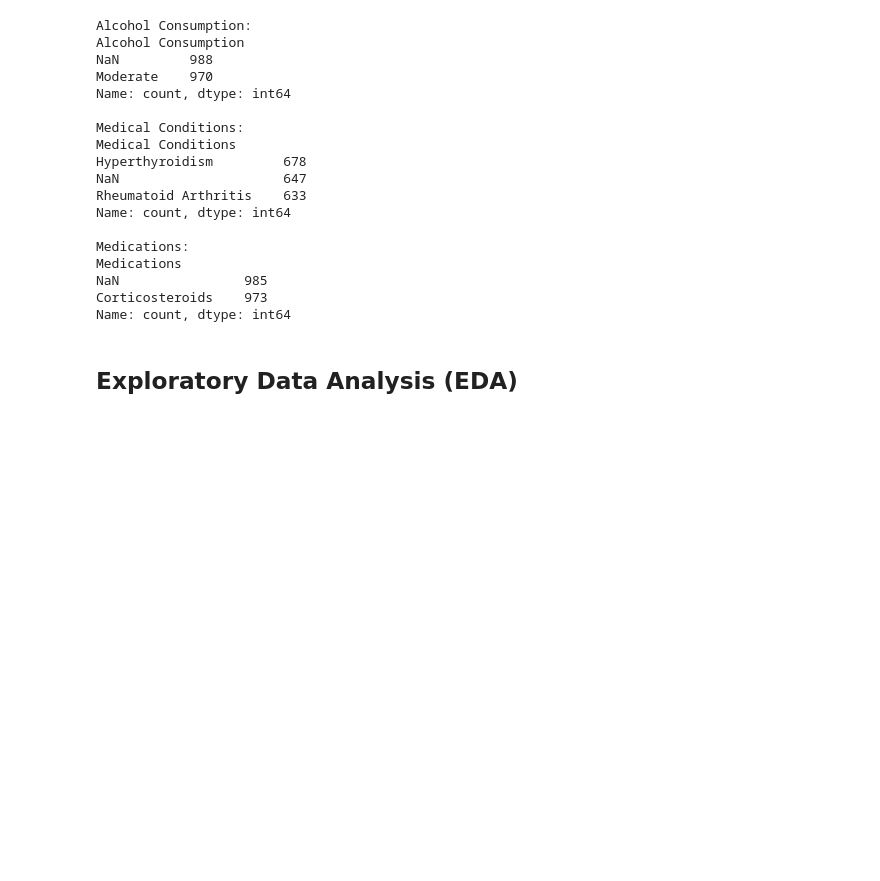
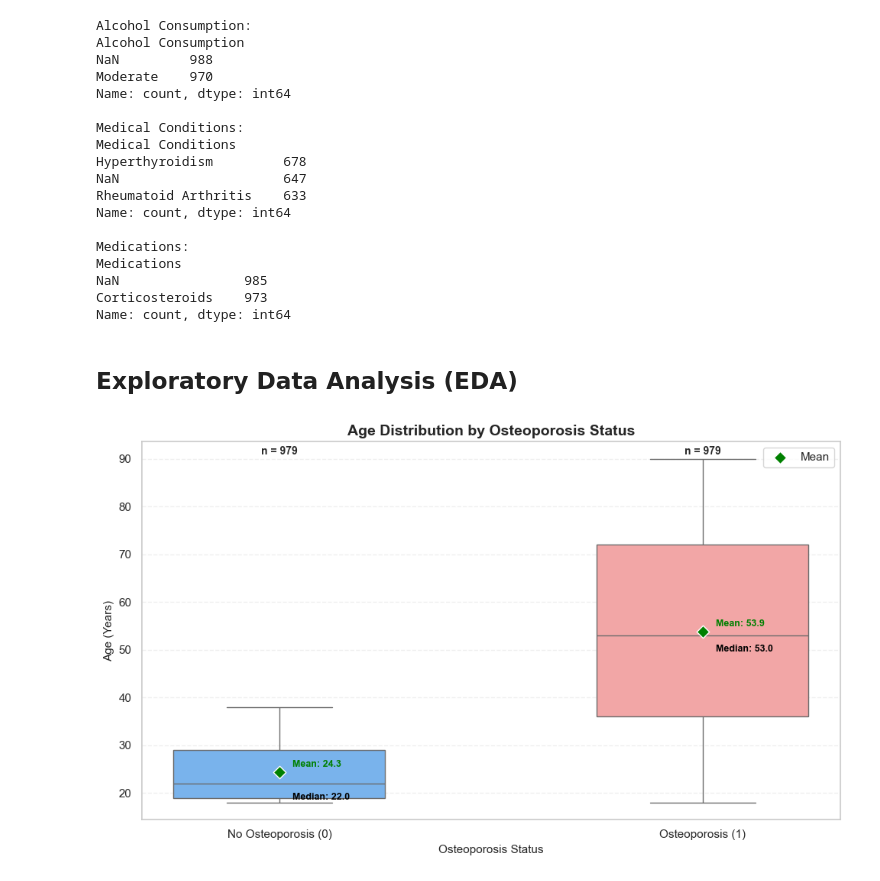
Before and after one commit to awwashreeadarsh19/intern-project_2-Predicting_Osteoporosis_Risk, a Jupyter notebook: osteoporosis_analysis.ipynb, the cells around one changed output. Cells and saved outputs as stored; diff of their text form; code cells hidden in the pictures; blank space fills up the shorter version.

Commit message:
osteoporosis_analysis notebook

```diff
--- a/osteoporosis_analysis.ipynb
+++ b/osteoporosis_analysis.ipynb
@@ -343,3 +343,93 @@ Corticosteroids    973
 Name: count, dtype: int64
 # %% [markdown]
 ## Exploratory Data Analysis (EDA)
+# %%
+# age distribution by osteoporosis status
+
+plt.figure(figsize=(10, 6))
+
+# Boxplot
+ax = sns.boxplot(
+    data=df,
+    x="Osteoporosis",
+    y="Age",
+    hue="Osteoporosis",
+    palette={0: "#66B3FF", 1: "#FF9999"},
+    width=0.5,
+    showfliers=False,
+    legend=False
+)
+
+# Add mean, median and sample count
+for i, status in enumerate(sorted(df["Osteoporosis"].dropna().unique())):
+
+    group = df[df["Osteoporosis"] == status]["Age"]
+
+    mean_age = group.mean()
+    median_age = group.median()
+    count = group.count()
+
+    # Mean marker
+    ax.scatter(
+        i,
+        mean_age,
+        color="green",
+        marker="D",
+        s=70,
+        edgecolor="white",
+        zorder=5,
+        label="Mean" if i == 0 else ""
+    )
+
+    # Mean label
+    ax.annotate(
+        f"Mean: {mean_age:.1f}",
+        (i, mean_age),
+        xytext=(12, 5),
+        textcoords="offset points",
+        fontsize=9,
+        color="green",
+        fontweight="bold"
+    )
+
+    # Median label
+    ax.annotate(
+        f"Median: {median_age:.1f}",
+        (i, median_age),
+        xytext=(12, -15),
+        textcoords="offset points",
+        fontsize=9,
+        color="black",
+        fontweight="bold"
+    )
+
+    # Sample count
+    ax.text(
+        i,
+        df["Age"].max() + 1,
+        f"n = {count}",
+        ha="center",
+        fontsize=10,
+        fontweight="bold"
+    )
+
+plt.title(
+    "Age Distribution by Osteoporosis Status",
+    fontsize=14,
+    fontweight="bold"
+)
+
+plt.xlabel("Osteoporosis Status", fontsize=11)
+plt.ylabel("Age (Years)", fontsize=11)
+
+plt.xticks(
+    [0, 1],
+    ["No Osteoporosis (0)", "Osteoporosis (1)"]
+)
+
+plt.legend()
+plt.grid(axis="y", linestyle="--", alpha=0.3)
+plt.tight_layout()
+plt.show()
+# %% [output]
+[figure, added]
```
Also changed, not shown: parts of 16 cells of this notebook.
